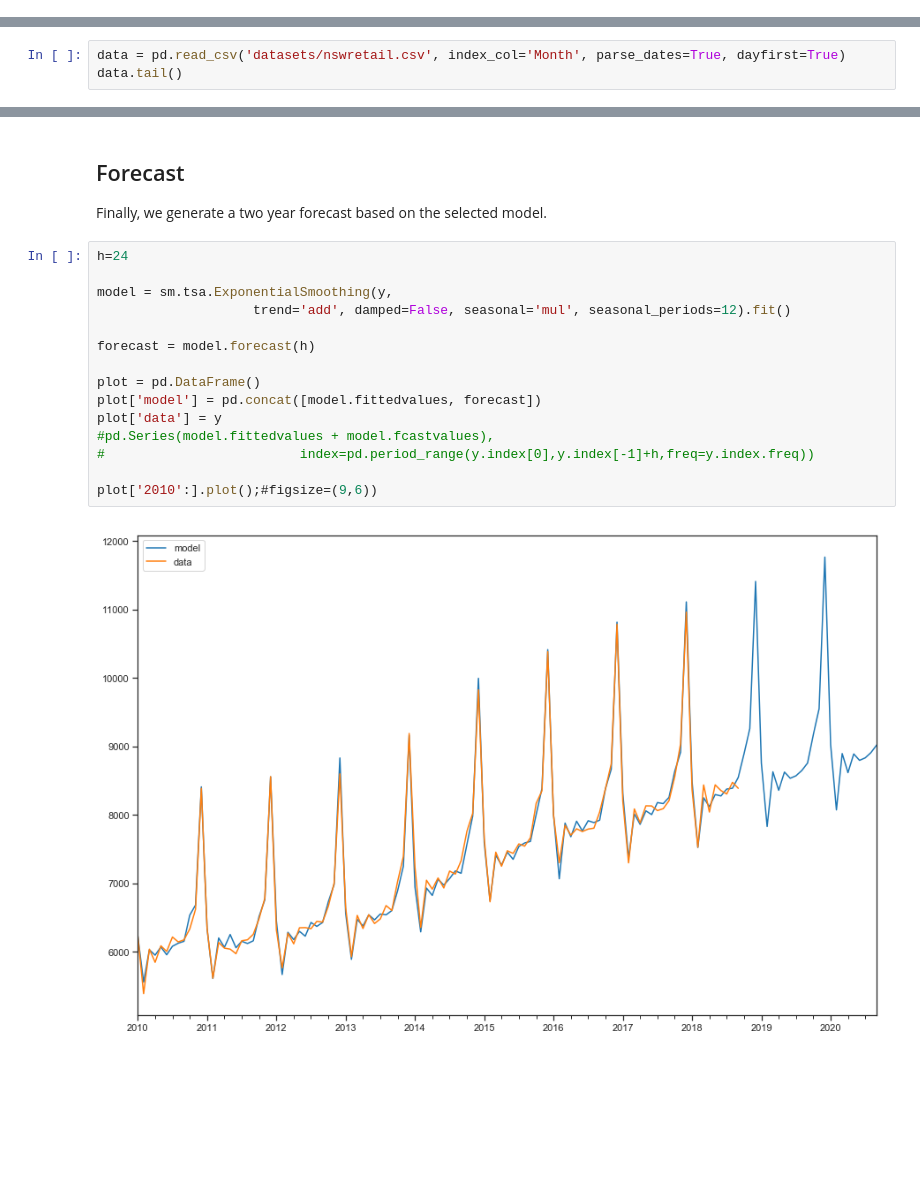
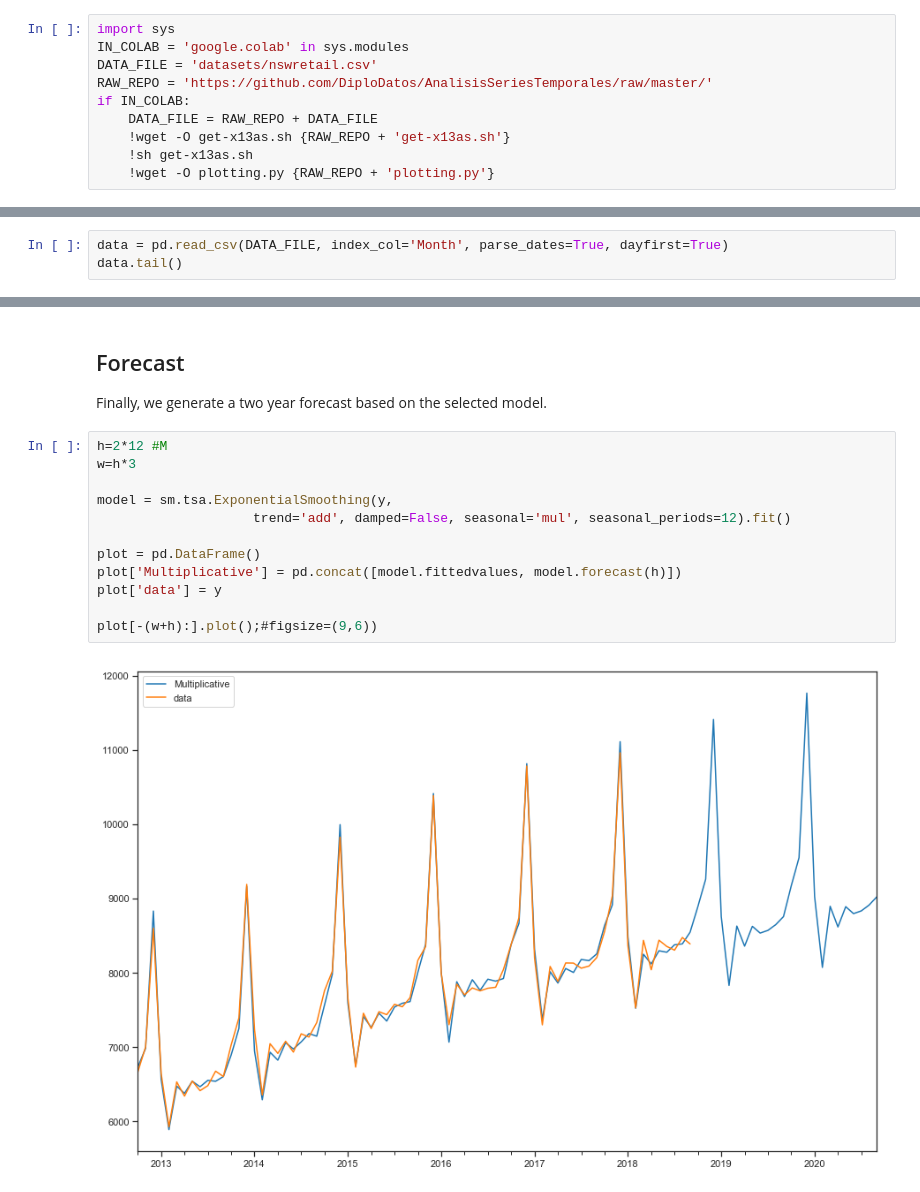
Before and after one commit to caropilardiaz/AnalisisSeriesTemporales, a Jupyter notebook: Tutorial03 Holt Winters Smoothing.ipynb, the cells around one changed output, grey strips where cells are left out. Saved outputs shown, nothing was run; the diff lists cells and outputs as text; blank space fills up the shorter version.

```diff
--- a/Tutorial03 Holt Winters Smoothing.ipynb
+++ b/Tutorial03 Holt Winters Smoothing.ipynb
@@ -16,6 +16,16 @@ In this tutorial we will study how to apply exponential smoothing methods to for
 Based in the work of Marcel Scharth http://www.marcelscharth.com/
 
 This notebook relies on the following imports and settings
+# %%
+import sys
+IN_COLAB = 'google.colab' in sys.modules
+DATA_FILE = 'datasets/nswretail.csv'
+RAW_REPO = 'https://github.com/DiploDatos/AnalisisSeriesTemporales/raw/master/'
+if IN_COLAB:
+    DATA_FILE = RAW_REPO + DATA_FILE
+    !wget -O get-x13as.sh {RAW_REPO + 'get-x13as.sh'}
+    !sh get-x13as.sh
+    !wget -O plotting.py {RAW_REPO + 'plotting.py'}
 # %%
 # Packages
 import numpy as np
@@ -38,7 +47,7 @@ plt.rcParams['figure.figsize'] = [15, 10]
 
 In this tutorial we will keep working with the Australian retail turnover series. The next cells load the data and reproduces some of the steps from last week.
 # %%
-data = pd.read_csv('datasets/nswretail.csv', index_col='Month', parse_dates=True, dayfirst=True)
+data = pd.read_csv(DATA_FILE, index_col='Month', parse_dates=True, dayfirst=True)
 data.tail()
 # %% [output]
 |  | Turnover |
@@ -351,19 +431,16 @@ table.round(3)
 
 Finally, we generate a two year forecast based on the selected model.
 # %%
-h=24
+h=2*12 #M
+w=h*3
 
 model = sm.tsa.ExponentialSmoothing(y,
                     trend='add', damped=False, seasonal='mul', seasonal_periods=12).fit()
 
-forecast = model.forecast(h)
+plot = pd.DataFrame()
+plot['Multiplicative'] = pd.concat([model.fittedvalues, model.forecast(h)])
+plot['data'] = y
 
-plot = pd.DataFrame()
-plot['model'] = pd.concat([model.fittedvalues, forecast])
-plot['data'] = y
-#pd.Series(model.fittedvalues + model.fcastvalues),
-#                         index=pd.period_range(y.index[0],y.index[-1]+h,freq=y.index.freq))
-
-plot['2010':].plot();#figsize=(9,6))
+plot[-(w+h):].plot();#figsize=(9,6))
 # %% [output]
-[figure, old version]
+[figure, new version]
```
Also changed, not shown: parts of 15 cells of this notebook.
